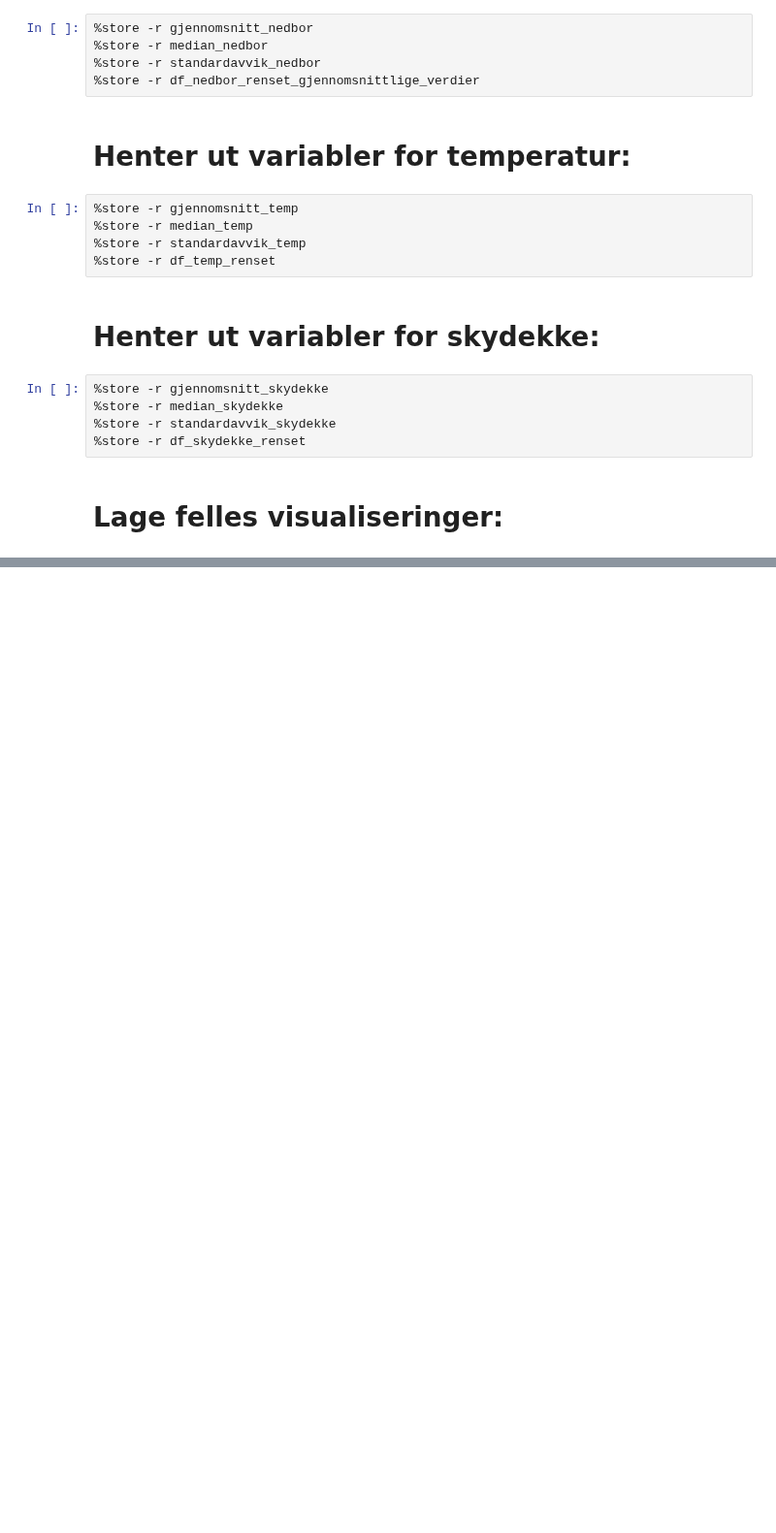
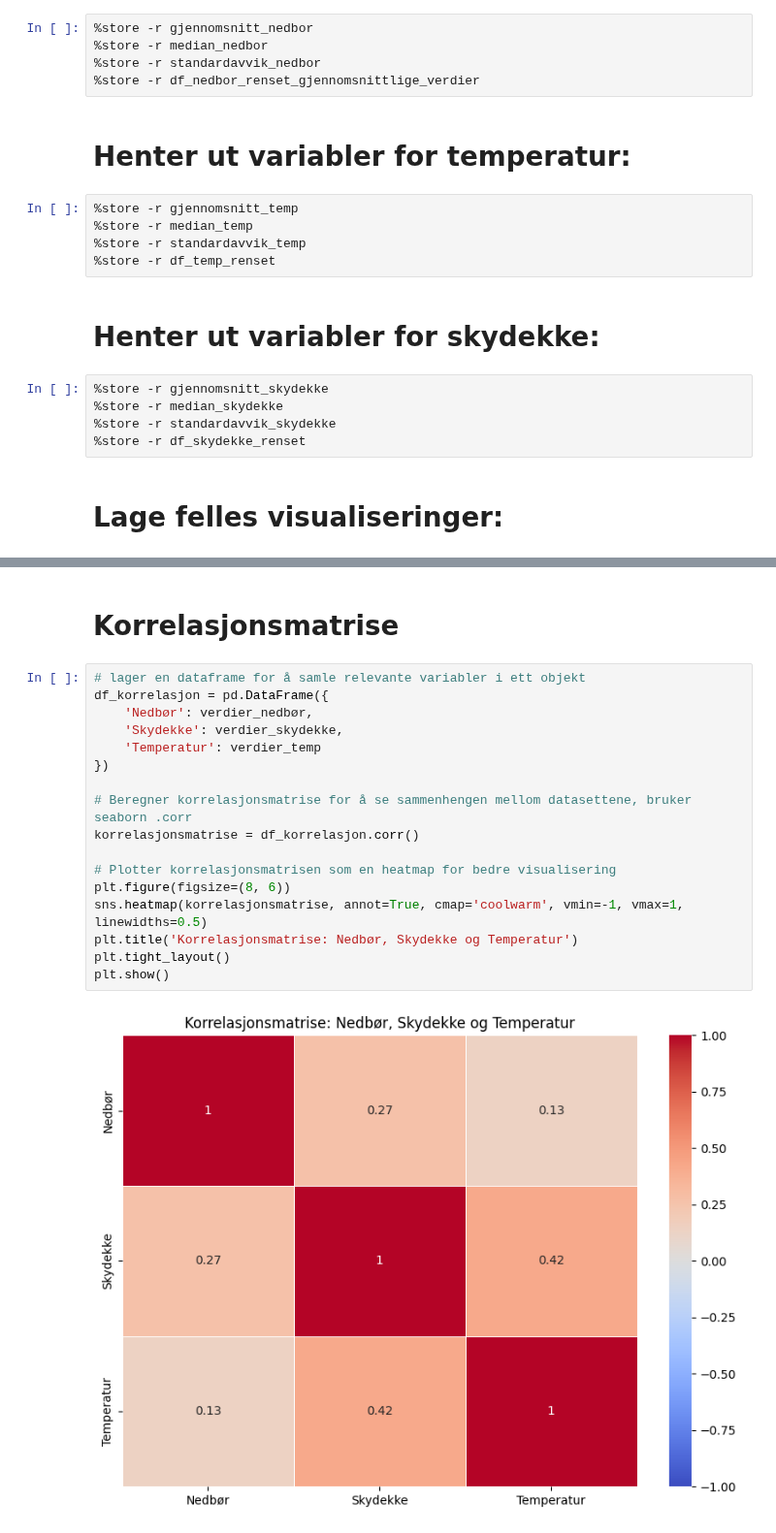
Before and after one commit to hannahnygard/TDT4114-milj.dataanalyse, a Jupyter notebook: proj_environment-main/notebooks/samlet_visualiseringer.ipynb, the cells around one changed output, grey strips where cells are left out. Shown at 97% size. Cells and saved outputs as stored; diff of their text form; blank space fills up the shorter version.

Commit message:
Beregnet korrelasjonsmatrise

```diff
--- a/proj_environment-main/notebooks/samlet_visualiseringer.ipynb
+++ b/proj_environment-main/notebooks/samlet_visualiseringer.ipynb
@@ -66,0 +67,21 @@ plt.show()
+# %% [markdown]
+# Korrelasjonsmatrise
+# %%
+# lager en dataframe for å samle relevante variabler i ett objekt
+df_korrelasjon = pd.DataFrame({
+    'Nedbør': verdier_nedbør,
+    'Skydekke': verdier_skydekke,
+    'Temperatur': verdier_temp
+})
+
+# Beregner korrelasjonsmatrise for å se sammenhengen mellom datasettene, bruker seaborn .corr
+korrelasjonsmatrise = df_korrelasjon.corr()
+
+# Plotter korrelasjonsmatrisen som en heatmap for bedre visualisering
+plt.figure(figsize=(8, 6))
+sns.heatmap(korrelasjonsmatrise, annot=True, cmap='coolwarm', vmin=-1, vmax=1, linewidths=0.5)
+plt.title('Korrelasjonsmatrise: Nedbør, Skydekke og Temperatur')
+plt.tight_layout()
+plt.show()
+# %% [output]
+[figure, added]
```
Also changed, not shown: parts of 1 cell of this notebook.
